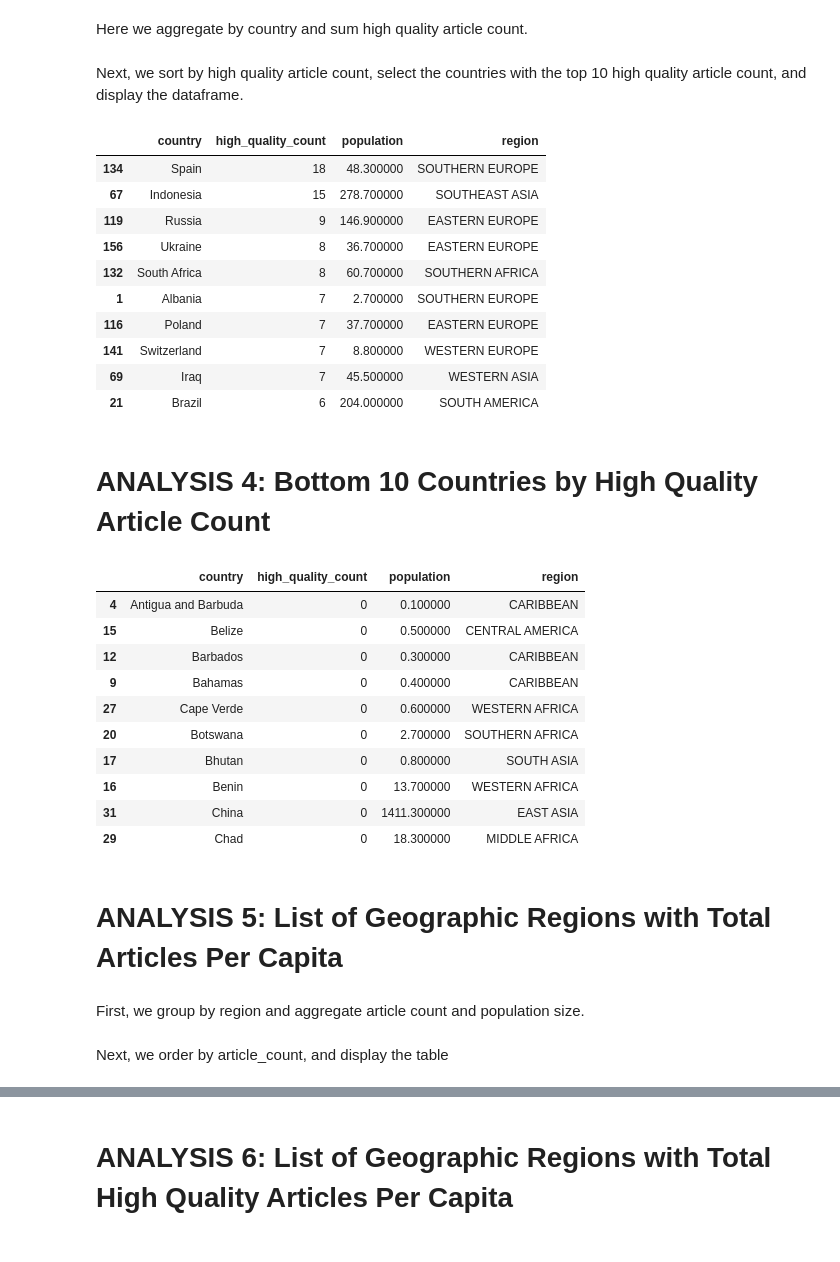
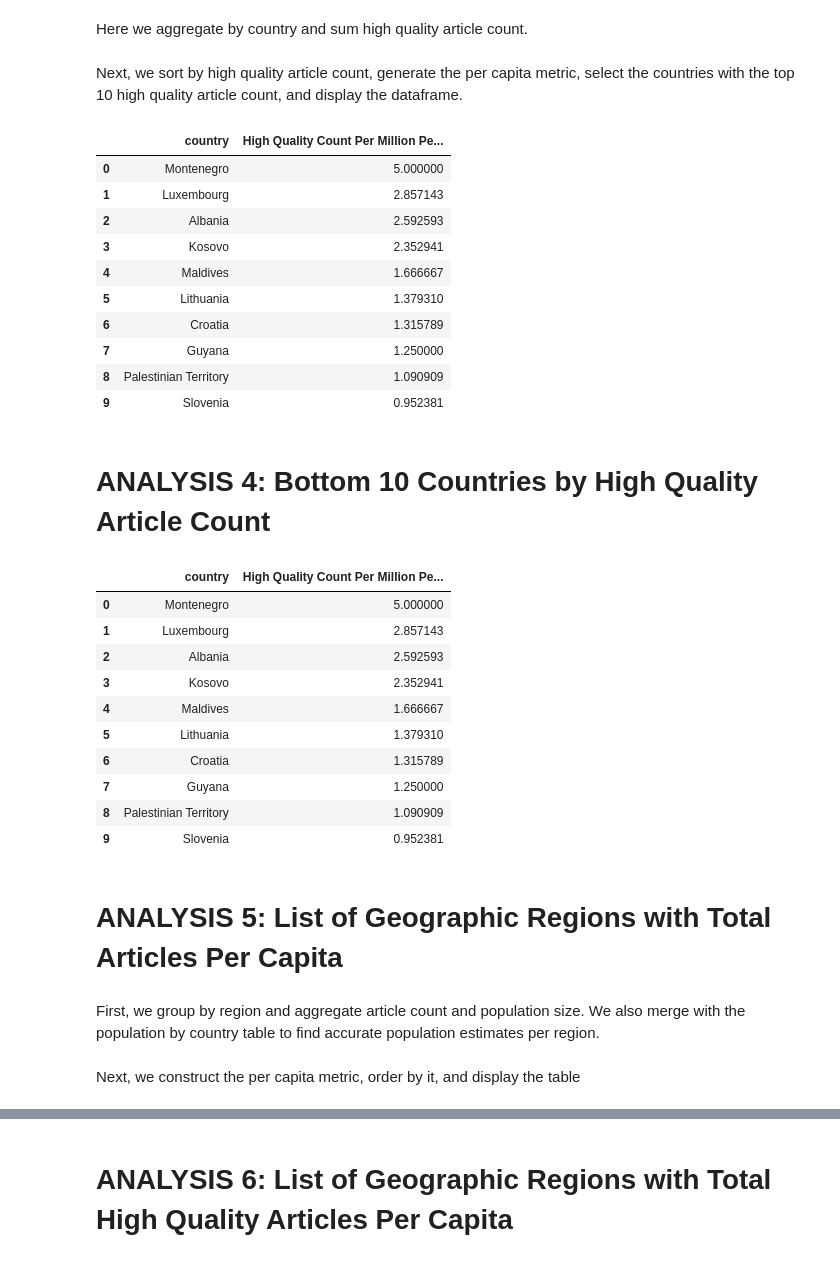
Before and after one commit to SSGurajala/DATA512, a Jupyter notebook: data-512-homework_2/src/notebooks/data_analysis.ipynb, the cells around one changed output, grey strips where cells are left out. Drawn from its saved outputs; the diff is of its cells as text; code cells hidden in the pictures.

```diff
--- a/data-512-homework_2/src/notebooks/data_analysis.ipynb
+++ b/data-512-homework_2/src/notebooks/data_analysis.ipynb
@@ -89,48 +95,52 @@ highquality_count_by_country = wp_politicians_by_country.groupby('country').agg(
                                                                                 population = ('population', 'mean'),
                                                                                 region = ('region', 'first')).reset_index()
 # %% [markdown]
-Next, we sort by high quality article count, select the countries with the top 10 high quality article count, and display the dataframe.
+Next, we sort by high quality article count, generate the per capita metric, select the countries with the top 10 high quality article count, and display the dataframe.
 # %%
 #convert high quality count to a numeric
 highquality_count_by_country['high_quality_count'] = pd.to_numeric(highquality_count_by_country['high_quality_count'], errors='coerce')
+#create per capita metric
+highquality_count_by_country['High Quality Count Per Million People'] = highquality_count_by_country['high_quality_count'] / highquality_count_by_country['population']
 #Sort input dataframe, pick top 10, and remove index
-top10_highquality = highquality_count_by_country.sort_values("high_quality_count", ascending = False)[0:10]
+top10_highquality = highquality_count_by_country.sort_values('High Quality Count Per Million People', ascending = False)[0:10].reset_index(drop = True)
+top10_highquality = top10_highquality.drop(['population', 'region', 'high_quality_count'], axis = 1)
 #display the dataframe
 display(top10_highquality.style)
 # %% [output]
-|  | country | high_quality_count | population | region |
-| 134 | Spain | 18 | 48.300000 | SOUTHERN EUROPE |
-| 67 | Indonesia | 15 | 278.700000 | SOUTHEAST ASIA |
-| 119 | Russia | 9 | 146.900000 | EASTERN EUROPE |
-| 156 | Ukraine | 8 | 36.700000 | EASTERN EUROPE |
-| 132 | South Africa | 8 | 60.700000 | SOUTHERN AFRICA |
-| 1 | Albania | 7 | 2.700000 | SOUTHERN EUROPE |
-| 116 | Poland | 7 | 37.700000 | EASTERN EUROPE |
-| 141 | Switzerland | 7 | 8.800000 | WESTERN EUROPE |
-| 69 | Iraq | 7 | 45.500000 | WESTERN ASIA |
-| 21 | Brazil | 6 | 204.000000 | SOUTH AMERICA |
+|  | country | High Quality Count Per Million Pe... |
+| 0 | Montenegro | 5.000000 |
+| 1 | Luxembourg | 2.857143 |
+| 2 | Albania | 2.592593 |
+| 3 | Kosovo | 2.352941 |
+| 4 | Maldives | 1.666667 |
+| 5 | Lithuania | 1.379310 |
+| 6 | Croatia | 1.315789 |
+| 7 | Guyana | 1.250000 |
+| 8 | Palestinian Territory | 1.090909 |
+| 9 | Slovenia | 0.952381 |
 # %% [markdown]
 # ANALYSIS 4: Bottom 10 Countries by High Quality Article Count
 # %%
 #Sort input dataframe, pick top 10, and remove index
-bottom10_highquality = highquality_count_by_country.sort_values("high_quality_count", ascending = True)[0:10]
+bottom10_highquality = highquality_count_by_country.sort_values('High Quality Count Per Million People', ascending = False)[0:10].reset_index(drop = True)
+bottom10_highquality = bottom10_highquality.drop(['population', 'region', 'high_quality_count'], axis = 1)
 #display the dataframe
 display(bottom10_highquality.style)
 # %% [output]
-|  | country | high_quality_count | population | region |
-| 4 | Antigua and Barbuda | 0 | 0.100000 | CARIBBEAN |
-| 15 | Belize | 0 | 0.500000 | CENTRAL AMERICA |
-| 12 | Barbados | 0 | 0.300000 | CARIBBEAN |
-| 9 | Bahamas | 0 | 0.400000 | CARIBBEAN |
-| 27 | Cape Verde | 0 | 0.600000 | WESTERN AFRICA |
-| 20 | Botswana | 0 | 2.700000 | SOUTHERN AFRICA |
-| 17 | Bhutan | 0 | 0.800000 | SOUTH ASIA |
-| 16 | Benin | 0 | 13.700000 | WESTERN AFRICA |
-| 31 | China | 0 | 1411.300000 | EAST ASIA |
-| 29 | Chad | 0 | 18.300000 | MIDDLE AFRICA |
+|  | country | High Quality Count Per Million Pe... |
+| 0 | Montenegro | 5.000000 |
+| 1 | Luxembourg | 2.857143 |
+| 2 | Albania | 2.592593 |
+| 3 | Kosovo | 2.352941 |
+| 4 | Maldives | 1.666667 |
+| 5 | Lithuania | 1.379310 |
+| 6 | Croatia | 1.315789 |
+| 7 | Guyana | 1.250000 |
+| 8 | Palestinian Territory | 1.090909 |
+| 9 | Slovenia | 0.952381 |
 # %% [markdown]
 # ANALYSIS 5: List of Geographic Regions with Total Articles Per Capita
 # %% [markdown]
-First, we group by region and aggregate article count and population size.
+First, we group by region and aggregate article count and population size. We also merge with the population by country table to find accurate population estimates per region.
 # %%
 #group by country and find number of articles
@@ -139,2 +154,2 @@ article_coverage_df_region = wp_politicians_by_country.groupby('region').agg(art
 # %% [markdown]
-Next, we order by article_count, and display the table
+Next, we construct the per capita metric, order by it, and display the table
```
Also changed, not shown: parts of 13 cells of this notebook, 1 other file.
